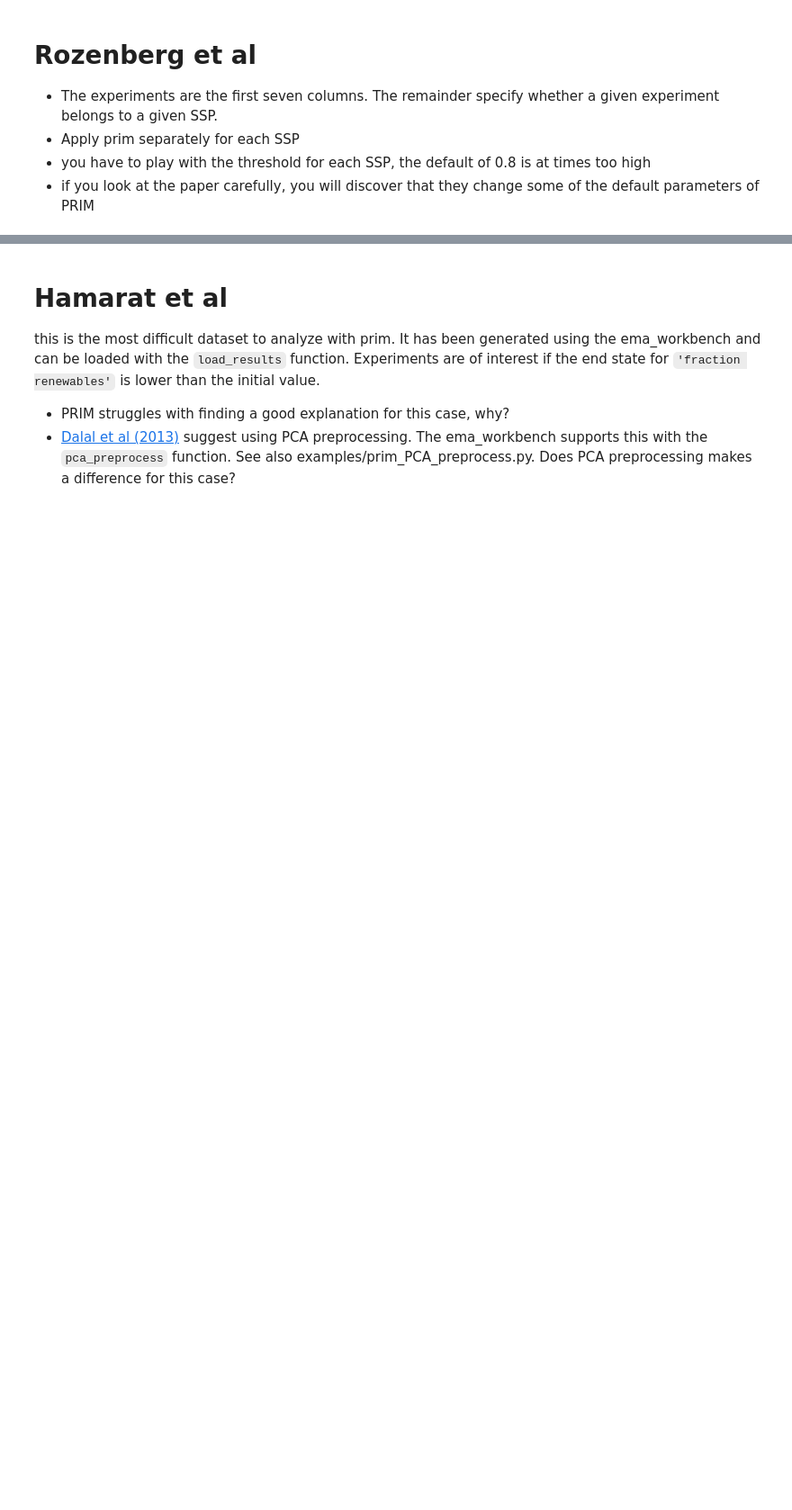
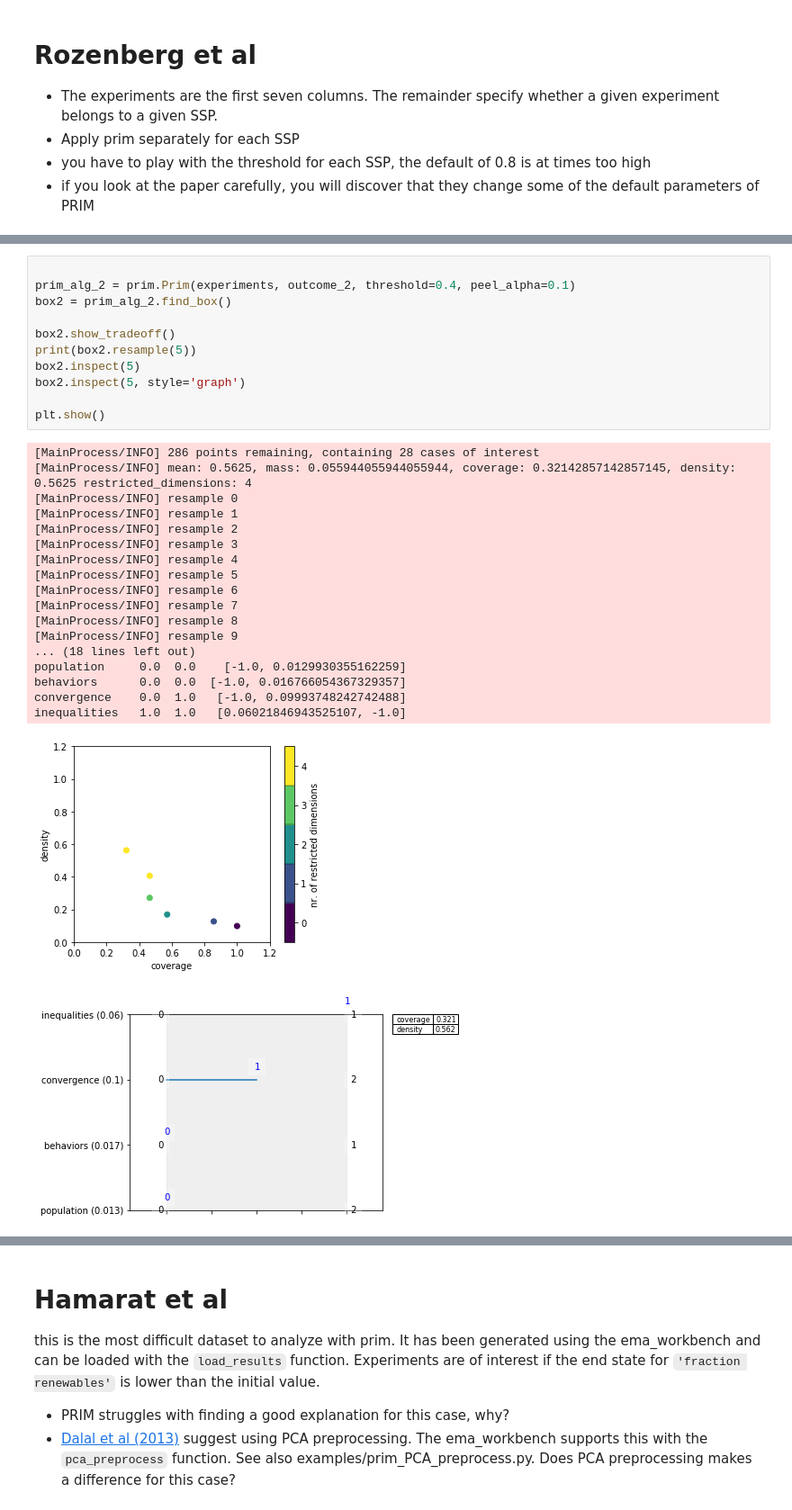
Before and after one commit to codedevonfire/EPA1361, a Jupyter notebook: Week 3-4 - vulnerability analysis/assignment 4 - scenario discovery.ipynb, the cells around one changed output, grey strips where cells are left out. Shown: that part at 90% size. Drawn from its saved outputs; the diff is of its cells as text; blank space fills up the shorter version.

```diff
--- a/Week 3-4 - vulnerability analysis/assignment 4 - scenario discovery.ipynb
+++ b/Week 3-4 - vulnerability analysis/assignment 4 - scenario discovery.ipynb
@@ -18,0 +94,31 @@ Load the data using pandas. The experiments are in colums 2-10, while the outcom
+# %%
+
+prim_alg_2 = prim.Prim(experiments, outcome_2, threshold=0.4, peel_alpha=0.1)
+box2 = prim_alg_2.find_box()
+
+box2.show_tradeoff()
+print(box2.resample(5))
+box2.inspect(5)
+box2.inspect(5, style='graph')
+
+plt.show()
+# %% [output]
+[MainProcess/INFO] 286 points remaining, containing 28 cases of interest
+[MainProcess/INFO] mean: 0.5625, mass: 0.055944055944055944, coverage: 0.32142857142857145, density: 0.5625 restricted_dimensions: 4
+[MainProcess/INFO] resample 0
+[MainProcess/INFO] resample 1
+[MainProcess/INFO] resample 2
+[MainProcess/INFO] resample 3
+[MainProcess/INFO] resample 4
+[MainProcess/INFO] resample 5
+[MainProcess/INFO] resample 6
+[MainProcess/INFO] resample 7
+[MainProcess/INFO] resample 8
+[MainProcess/INFO] resample 9
+... (18 lines left out)
+population     0.0  0.0    [-1.0, 0.0129930355162259]
+behaviors      0.0  0.0  [-1.0, 0.016766054367329357]
+convergence    0.0  1.0   [-1.0, 0.09993748242742488]
+inequalities   1.0  1.0   [0.06021846943525107, -1.0]
+[figure, added]
+[figure, added]
```
Also changed, not shown: parts of 6 cells of this notebook.
